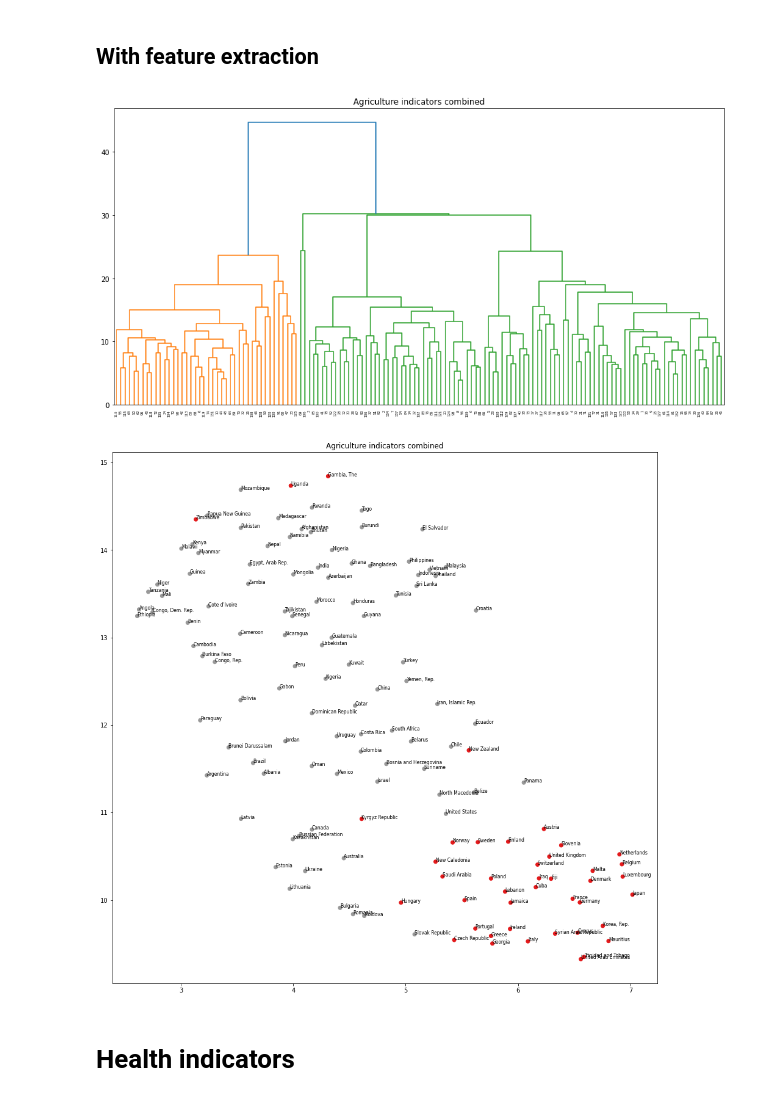
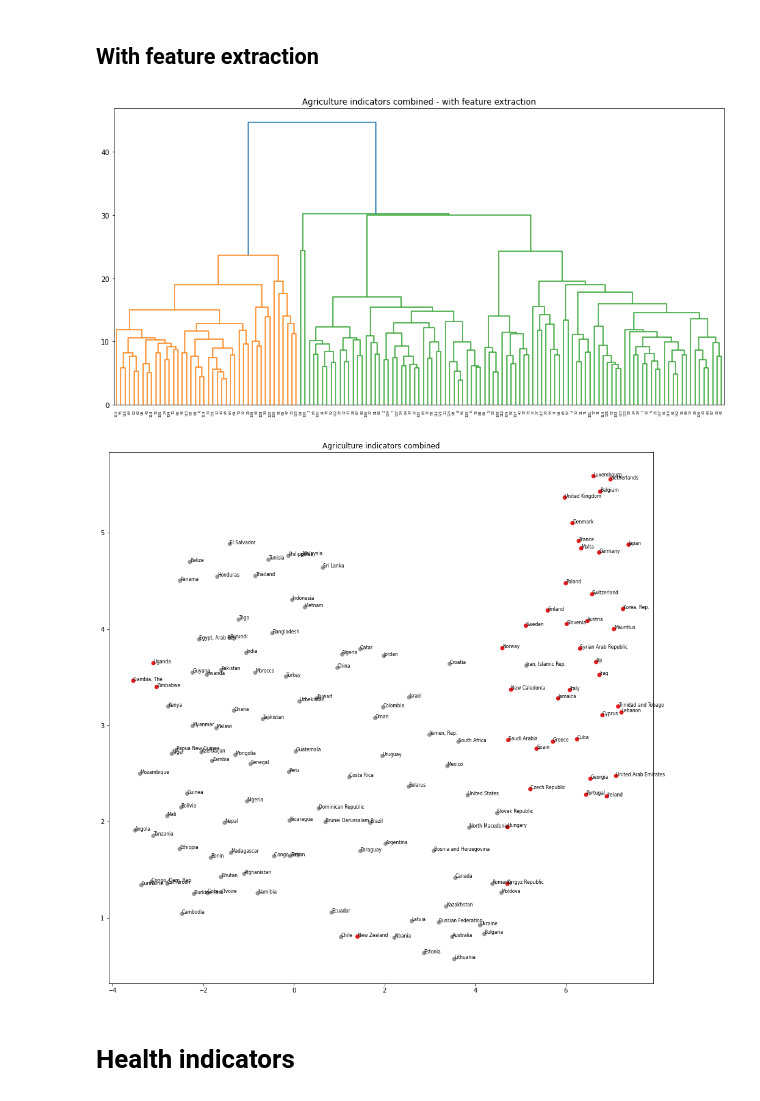
Before and after one commit to maciektr/worldbank_data_exploration, a Jupyter notebook: notebooks/hierarchical_clustering/hierarchical_clustering_combined_indicators.ipynb, the cells around one changed output. Drawn from its saved outputs; the diff is of its cells as text; code cells hidden in the pictures.

Commit message:
Changed visualization parameters (#20)
* Changed dendrograms visualization

* Fixed formatting

```diff
--- a/notebooks/hierarchical_clustering/hierarchical_clustering_combined_indicators.ipynb
+++ b/notebooks/hierarchical_clustering/hierarchical_clustering_combined_indicators.ipynb
@@ -39,16 +36,29 @@ from clustering import hierarchical_clustering
 # %%
-def data_combined_embedded_visualization(data_dict_clustered, title):
-    embedded = UMAP().fit_transform(data_dict_clustered[:, :-1])
-    plot_with_names(embedded, countries, data_dict_clustered[:, -1], title)
+def data_combined_embedded_visualization(
+    data_dict_clustered, title, feature_extraction=False
+):
+    embedded = UMAP(
+        n_components=2, n_neighbors=6, min_dist=0.4, metric="correlation"
+    ).fit_transform(data_dict_clustered[:, :-1])
+    plot_with_names(
+        embedded, countries, data_dict_clustered[:, -1], title, feature_extraction
+    )
 
 
-def plot_with_names(X, y, labels, title=None):
+def plot_with_names(X, y, labels, title=None, feature_extraction=False):
+    images_dir = os.path.join(pwd, "images")
+
     plt.figure(figsize=(16, 16))
     plt.scatter(X[:, 0], X[:, 1], c=labels, cmap=cm.Set1)
     for i in range(X.shape[0]):
         plt.annotate(y[i], [X[i, 0], X[i, 1]], size=7.5)
     if title is not None:
         plt.title(title)
+    if feature_extraction:
+        title = title + " - with feature extraction"
+    plt.savefig(
+        os.path.join(os.path.join(images_dir, "combined"), title + " clustered")
+    )
     plt.show()
 # %% [markdown]
 # Selected indicators
@@ -147,24 +146,26 @@ data_combined_embedded_visualization(
 # %%
 linkage_matrix, y_all = hierarchical_clustering.dendrogram_features_combined(
     agriculture_indicators_dict,
-    "Agriculture indicators combined",
+    "Agriculture indicators combined - with feature extraction",
     feature_extraction=True,
 )
 # %% [output]
-[figure, old version]
+[figure, new version]
 # %%
 agriculture_indicators_combined_clustered = (
     hierarchical_clustering.cluster_combined_features(
         y_all,
         linkage_matrix,
         NUMBER_OF_CLUSTERS_AGRICULTURE_INDICATORS_COMBINED_EXTRACTION,
     )
 )
 data_combined_embedded_visualization(
-    agriculture_indicators_combined_clustered, "Agriculture indicators combined"
+    agriculture_indicators_combined_clustered,
+    "Agriculture indicators combined",
+    feature_extraction=True,
 )
 # %% [output]
-[figure, old version]
+[figure, new version]
 # %% [markdown]
 # Health indicators
 # %%
```
Also changed, not shown: parts of 16 cells of this notebook, 2 other files.
